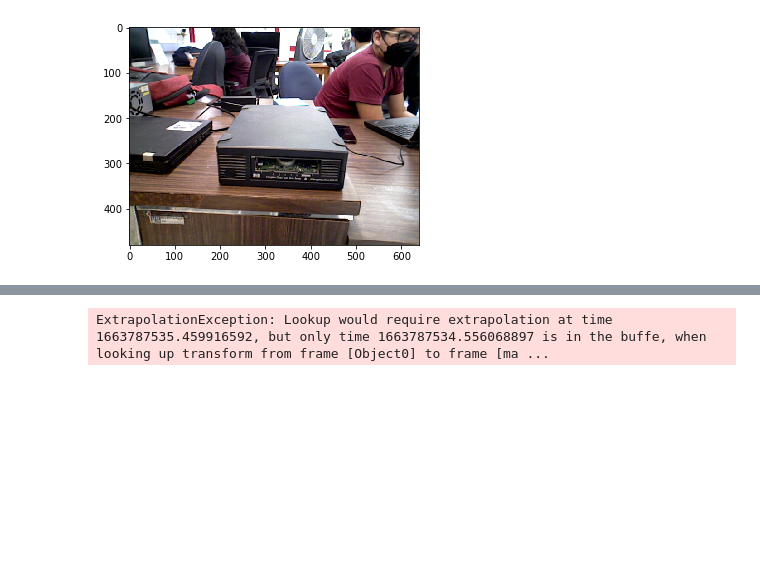
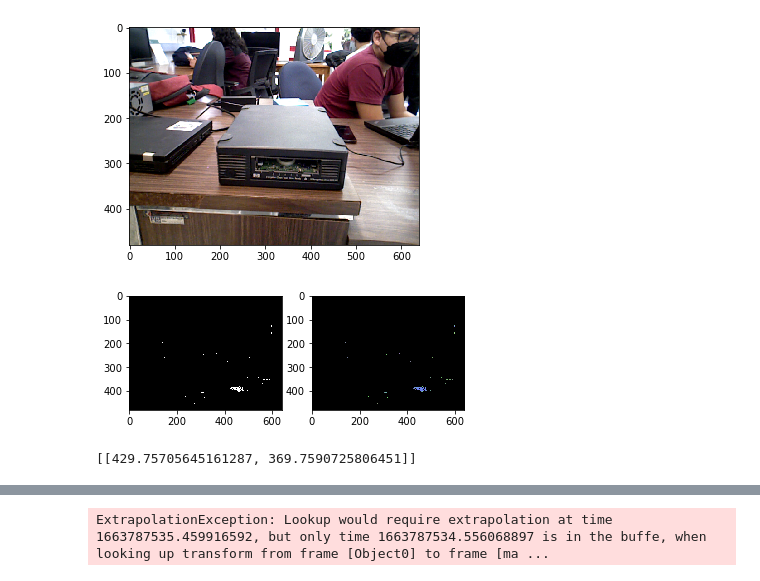
Before and after one commit to rusanrod/Notebooks-SMACHES, a Jupyter notebook: Pruebas de placeo.ipynb, the cells around one changed output, grey strips where cells are left out. Saved outputs shown, nothing was run; the diff lists cells and outputs as text; code cells hidden in the pictures; blank space fills up the shorter version.

```diff
--- a/Pruebas de placeo.ipynb
+++ b/Pruebas de placeo.ipynb
@@ -508,33 +432,10 @@ Red = square
 TypeError: Expected Ptr<cv::UMat> for argument 'image'
 [figure]
 # %%
-def color_segmentator(cam = 'hand',color = 'orange', plot = False):
-    if cam == 'head':
-        image = rgbd.get_image()
-    else:
-        image = hand_cam.get_image()
-    if color == 'blue':
-        umbral_bajo = (100,120,100)
-        umbral_alto = (150,220,240)
-    else:
-        umbral_bajo = (102,95,97)
-        umbral_alto = (115,255,255)
-    img_hsv = cv.cvtColor(image, cv.COLOR_RGB2HSV)
-# hacemos la mask y filtramos en la original
-    mask = cv2.inRange(img_hsv, umbral_bajo, umbral_alto)
-    res = cv2.bitwise_and(img_hsv, img_hsv, mask=mask)
-    if plot:
-        plt.subplot(1, 2, 1)
-        plt.imshow(mask, cmap='gray')
-        plt.subplot(1, 2, 2)
-        plt.imshow(res)
-        plt.show()
-    pos = []
-    pixels = cv.findNonZero(mask)
-#     print([pixels])
-    pixels = list(cv.mean(pixels))
-    pos.append(pixels[:2])
-    return pos
+color_segmentator(cam='head',color='blue',plot=True)
+# %% [output]
+[figure, added]
+[[429.75705645161287, 369.7590725806451]]
 # %%
 # arm.set_named_target('go')
 # arm.go()
```
Also changed, not shown: parts of 6 cells of this notebook, 1 other file.
